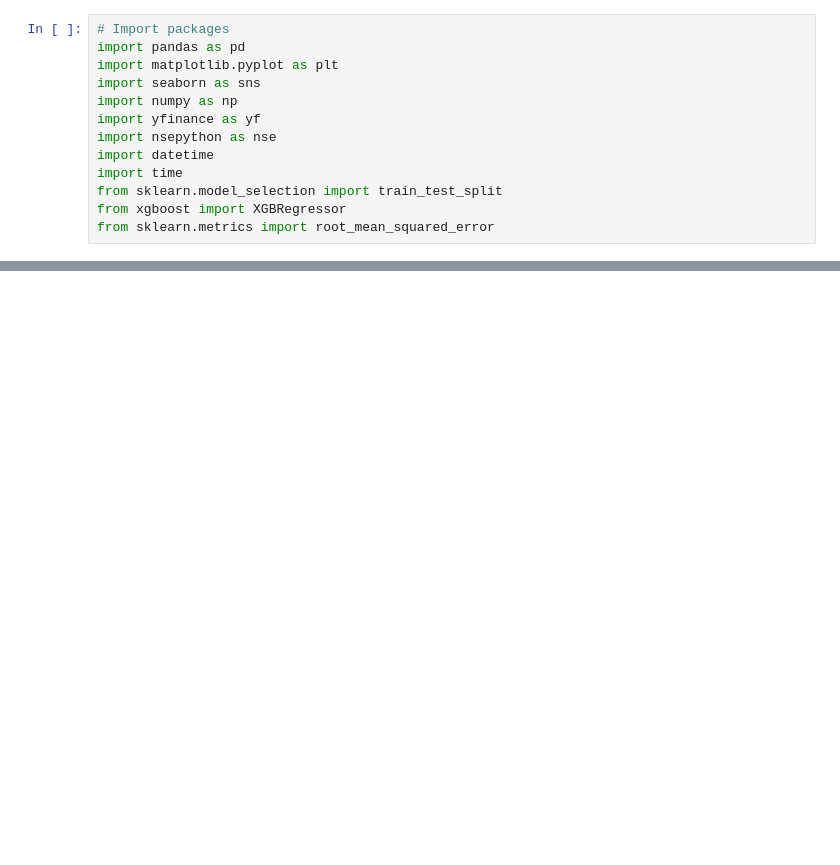
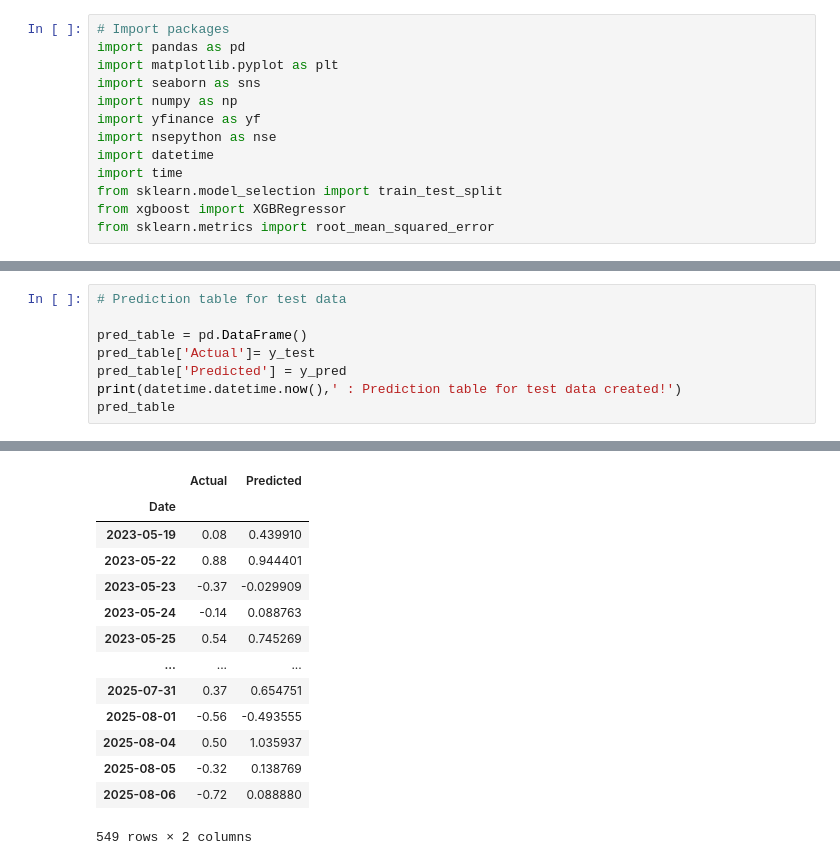
Before and after one commit to hrishi331/market_price_action_V1, a Jupyter notebook: CodeFiles/regression_new1.ipynb, the cells around one changed output, grey strips where cells are left out. Saved outputs shown, nothing was run; the diff lists cells and outputs as text; blank space fills up the shorter version.

```diff
--- a/CodeFiles/regression_new1.ipynb
+++ b/CodeFiles/regression_new1.ipynb
@@ -133,0 +211,9 @@ plt.show()
+# %%
+# Prediction table for test data
+
+pred_table = pd.DataFrame()
+pred_table['Actual']= y_test
+pred_table['Predicted'] = y_pred
+print(datetime.datetime.now(),' : Prediction table for test data created!')
+pred_table
+# %% [output]
@@ -133,0 +221,14 @@ plt.show()
+|  | Actual | Predicted |
+| Date |  |  |
+| 2023-05-19 | 0.08 | 0.439910 |
+| 2023-05-22 | 0.88 | 0.944401 |
+| 2023-05-23 | -0.37 | -0.029909 |
+| 2023-05-24 | -0.14 | 0.088763 |
+| 2023-05-25 | 0.54 | 0.745269 |
+| ... | ... | ... |
+| 2025-07-31 | 0.37 | 0.654751 |
+| 2025-08-01 | -0.56 | -0.493555 |
+| 2025-08-04 | 0.50 | 1.035937 |
+| 2025-08-05 | -0.32 | 0.138769 |
+| 2025-08-06 | -0.72 | 0.088880 |
+549 rows × 2 columns
```
Also changed, not shown: parts of 18 cells of this notebook.
